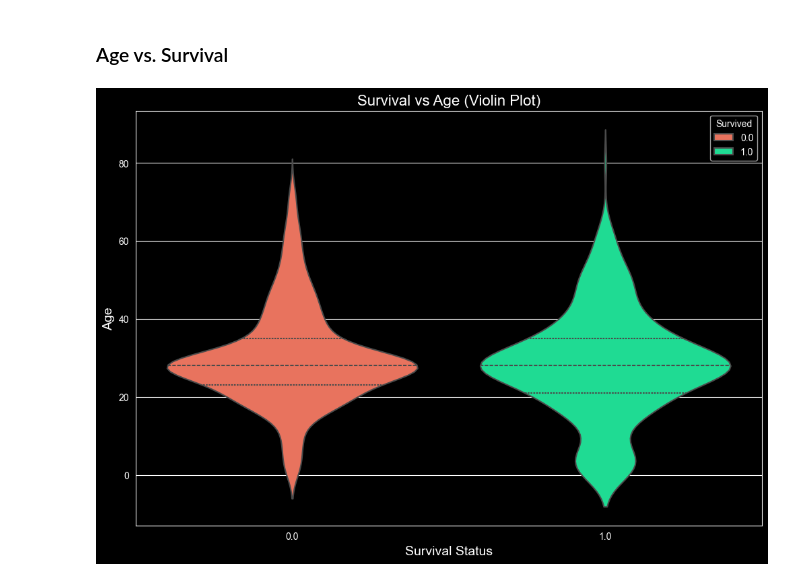
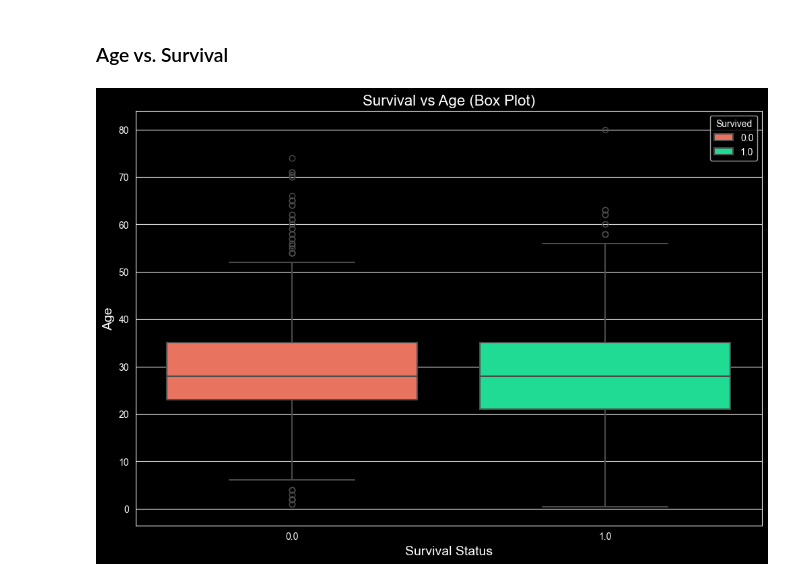
Before and after one commit to Hasan082/Data-Science-Portfolio, a Jupyter notebook: 1. Titanic Exploratory Analysis/Titanic_EDA_Project.ipynb, the cells around one changed output. Drawn from its saved outputs; the diff is of its cells as text; code cells hidden in the pictures.

```diff
--- a/1. Titanic Exploratory Analysis/Titanic_EDA_Project.ipynb
+++ b/1. Titanic Exploratory Analysis/Titanic_EDA_Project.ipynb
@@ -464,31 +464,29 @@ plt.show()
 # %% [markdown]
 ### Age vs. Survival
 # %%
-# Violin plot to visualize the distribution of Age based on survival status
+# Boxplot to visualize the distribution of Age based on survival status
 plt.figure(figsize=(12, 8))
-sns.violinplot(
+sns.boxplot(
     x='Survived',
     y='Age',
     data=data,
     hue="Survived",
-    palette={0.0: '#FF6347', 1.0: '#00FA9A'},  # Red for Not Survived, Mint Green for Survived (using float keys)
-    inner="quart",  # Adds a display of quartiles inside the violin plot
+    palette={0.0: '#FF6347', 1.0: '#00FA9A'},  # Red for Not Survived, Mint Green for Survived
     linewidth=1.5,  # Makes the plot lines a bit thicker for clarity
-    density_norm="count"   # Adjusts the width of the violin based on the number of passengers in each group
 )
 
 # Title for the plot with color
-plt.title('Survival vs Age (Violin Plot)', fontsize=16, color='white')
+plt.title('Survival vs Age (Box Plot)', fontsize=16, color='white')
 
 # Add labels for axes
 plt.xlabel('Survival Status', fontsize=14, color='white')
 plt.ylabel('Age', fontsize=14, color='white')
 
 # Display the plot
 plt.show()
 
-# This violin plot shows the distribution of age for passengers who survived (Survived = 1) and those who did not (Survived = 0).
-# The color contrast between red (not survived) and mint green (survived) makes the plot more visually striking.
-# The width of the violins gives a sense of the density of passengers within each age group, revealing any patterns in survival.
+# This box plot shows the distribution of age for passengers who survived (Survived = 1) and those who did not (Survived = 0).
+# The color contrast between red (not survived) and mint green (survived) highlights the difference in survival rates.
+# The plot shows the median age, the interquartile range (IQR), and any outliers, providing a clear visual representation of the age distribution.
 # %% [output]
-[figure, old version]
+[figure, new version]
```
Also changed, not shown: parts of 5 cells of this notebook.
